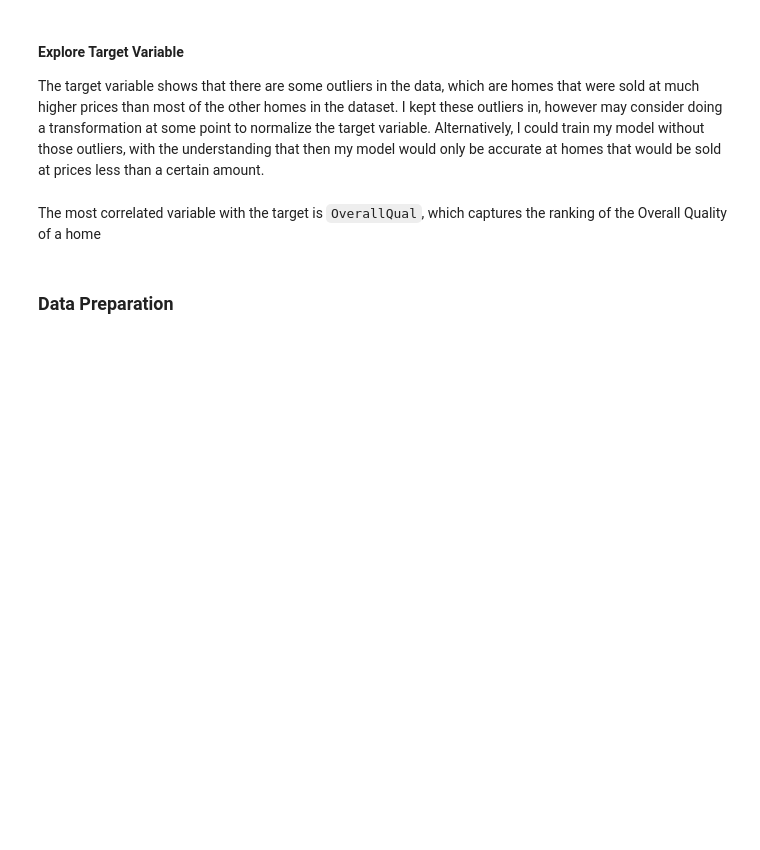
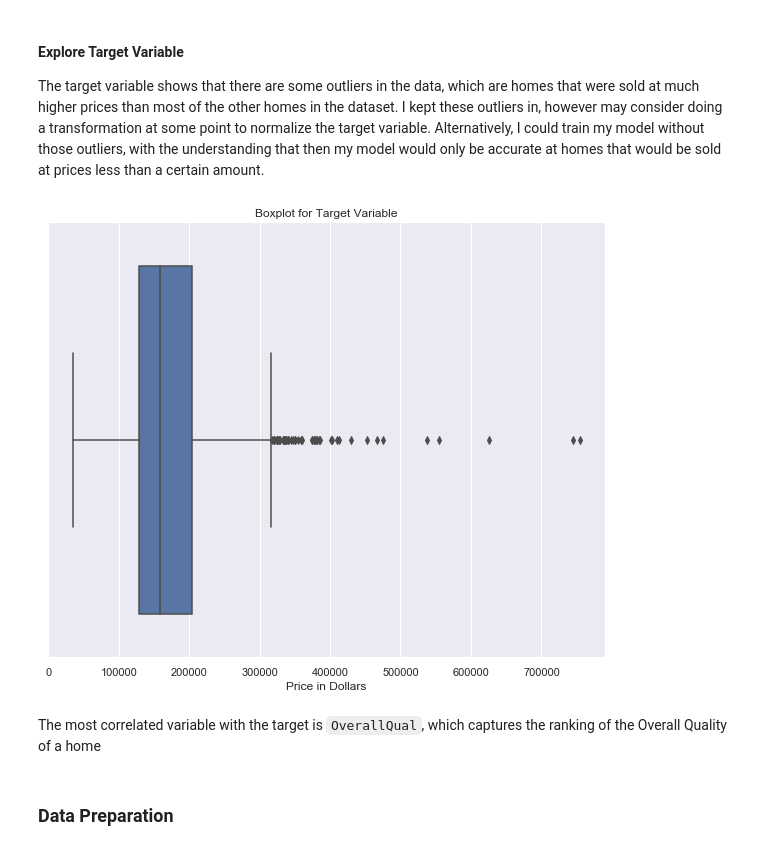
Before and after one commit to AnnikaNoren/dsc-postgrad_House-Price-Prediction, a Jupyter notebook: EDA-Modeling-Evaluation.ipynb, the cells around one changed output. Drawn from its saved outputs; the diff is of its cells as text; code cells hidden in the pictures; blank space fills up the shorter version.

```diff
--- a/EDA-Modeling-Evaluation.ipynb
+++ b/EDA-Modeling-Evaluation.ipynb
@@ -188,2 +105,4 @@ na_count[na_count>0]
+# %%
+df_final = df.select_dtypes(exclude='object')
 # %%
 # Evaluating the breakdown of each numeric column
@@ -195,10 +132,12 @@ The target variable shows that there are some outliers in the data, which are ho
 # %%
 # plotting the distribution of the target variable with a boxplot
 plt.figure(figsize=(10,8))
-sns.boxplot(x=df['SalePrice'])
+sns.boxplot(x=df_final['SalePrice'])
 plt.title("Boxplot for Target Variable")
 plt.xlabel("Price in Dollars")
 plt.show()
+# %% [output]
+[figure, added]
 # %%
 # plotting the correlation between variables and the target using a heatmap
 plt.figure(figsize=(2,10))
```
Also changed, not shown: parts of 21 cells of this notebook, 1 other file.
